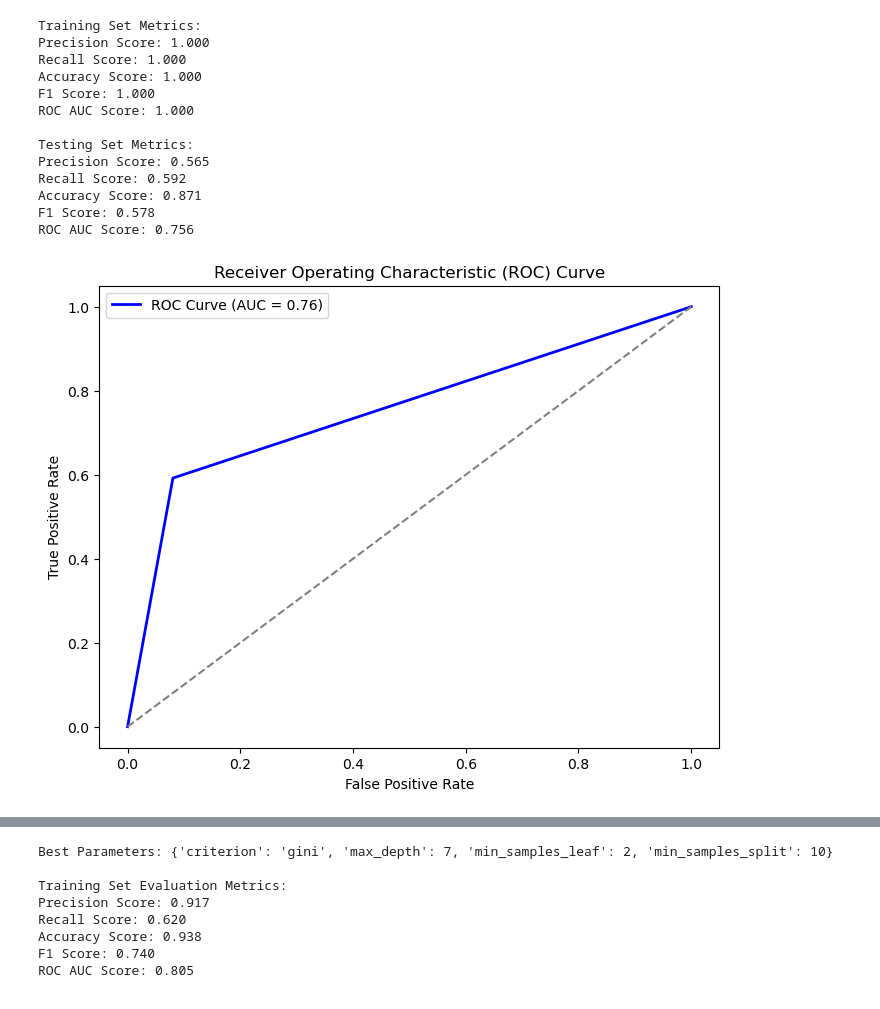
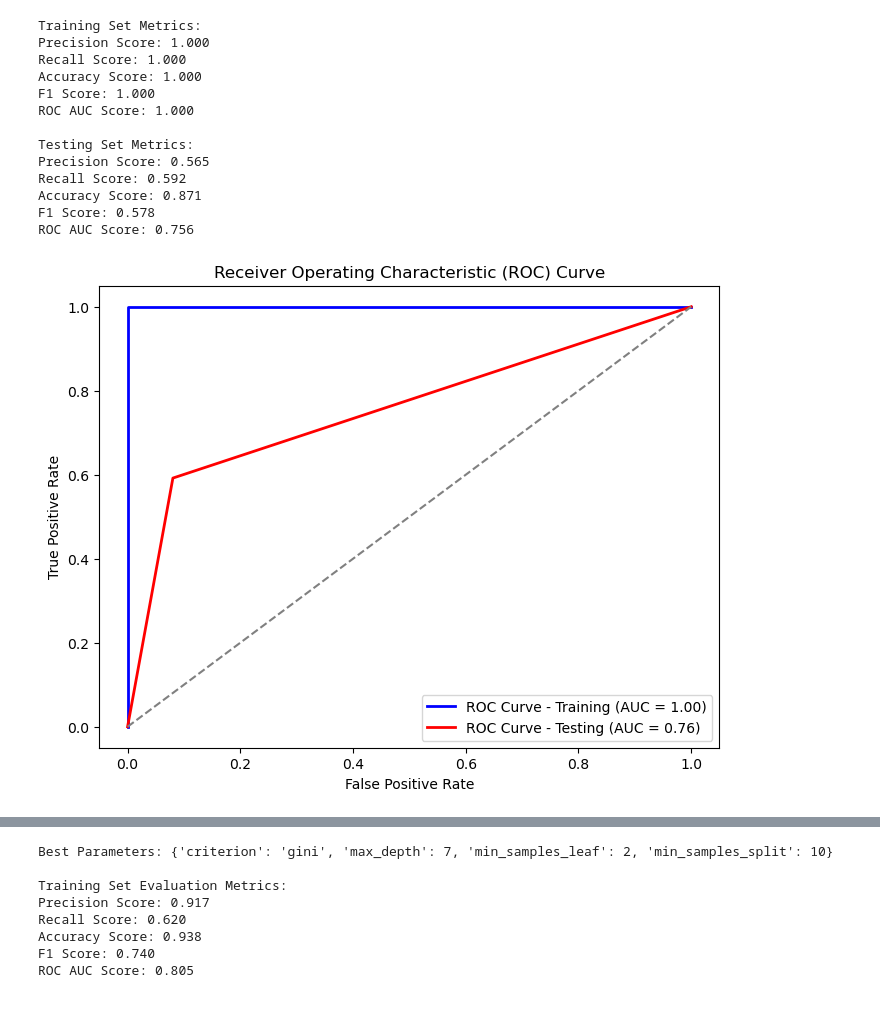
Before and after one commit to VincentKiplangat/Predicting-customer-churn-for-SyrialTel, a Jupyter notebook: SyrialTel.ipynb, the cells around one changed output, grey strips where cells are left out. Saved outputs shown, nothing was run; the diff lists cells and outputs as text; code cells hidden in the pictures.

```diff
--- a/SyrialTel.ipynb
+++ b/SyrialTel.ipynb
@@ -853,4 +762,0 @@ disp.plot(cmap=plt.cm.Blues)
-# %%
-# Instantiate and fit a DecisionTreeClassifier
-classifier_2 = DecisionTreeClassifier(random_state=10, criterion='entropy')
-classifier_2.fit(X_train, y_train)
@@ -945,14 +810,24 @@ Accuracy Score: 0.871
 F1 Score: 0.578
 ROC AUC Score: 0.756
 # %%
-# Plot ROC curve
+# Calculate AUC score for training set
+train_probs = classifier.predict_proba(X_train)[:, 1]
+fpr_train, tpr_train, _ = roc_curve(y_train, train_probs)
+auc_train = roc_auc_score(y_train, train_probs)
+
 plt.figure(figsize=(8, 6))
-plt.plot(fpr, tpr, color='blue', lw=2, label='ROC Curve (AUC = {:.2f})'.format(auc))
+
+# Plot ROC curve for training set
+plt.plot(fpr_train, tpr_train, color='blue', lw=2, label='ROC Curve - Training (AUC = {:.2f})'.format(auc_train))
+
+# Plot ROC curve for testing set
+plt.plot(fpr, tpr, color='red', lw=2, label='ROC Curve - Testing (AUC = {:.2f})'.format(auc))
+
 plt.plot([0, 1], [0, 1], color='gray', linestyle='--')
 plt.xlabel('False Positive Rate')
 plt.ylabel('True Positive Rate')
 plt.title('Receiver Operating Characteristic (ROC) Curve')
 plt.legend()
 plt.show()
 # %% [output]
-[figure, old version]
+[figure, new version]
```
Also changed, not shown: parts of 62 cells of this notebook.
